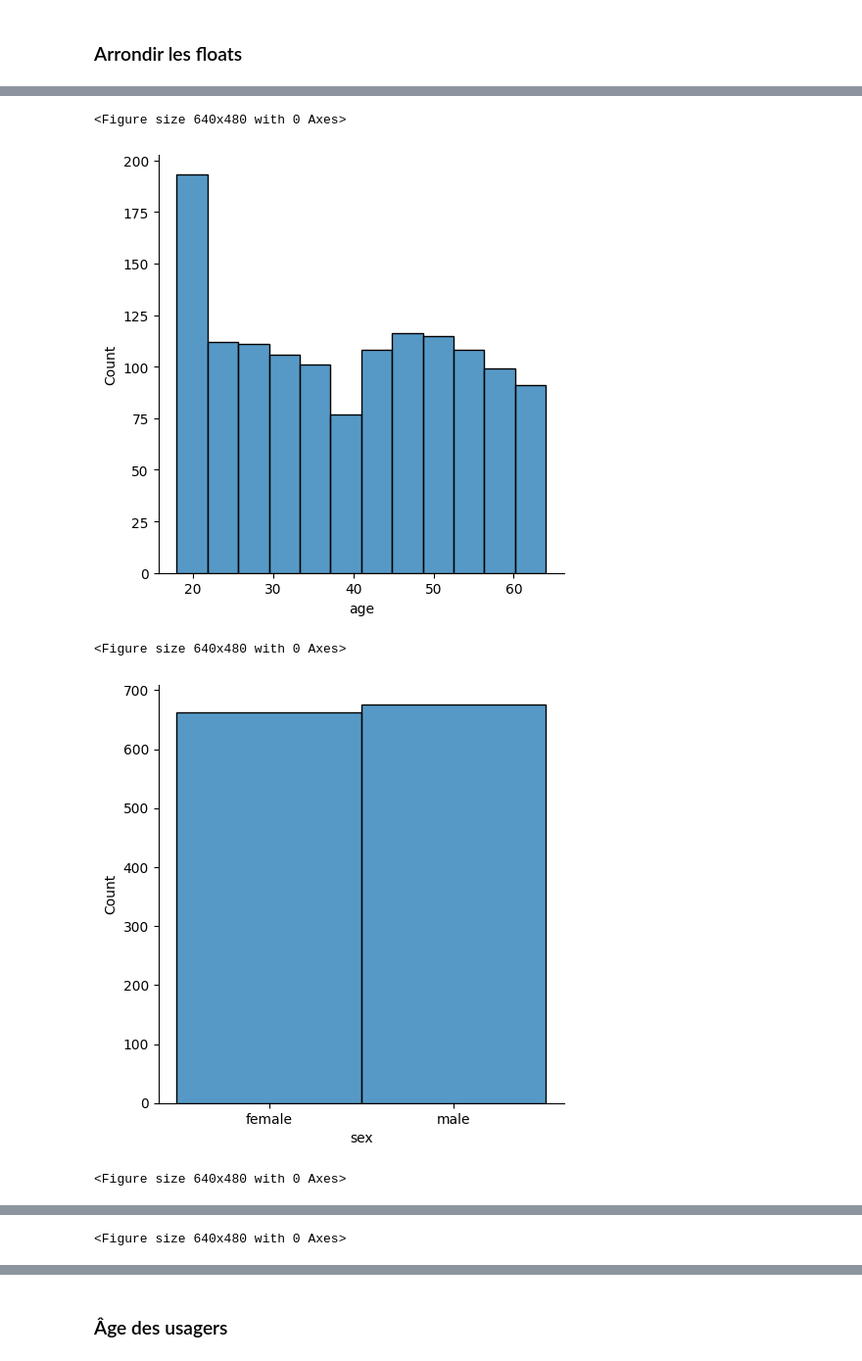
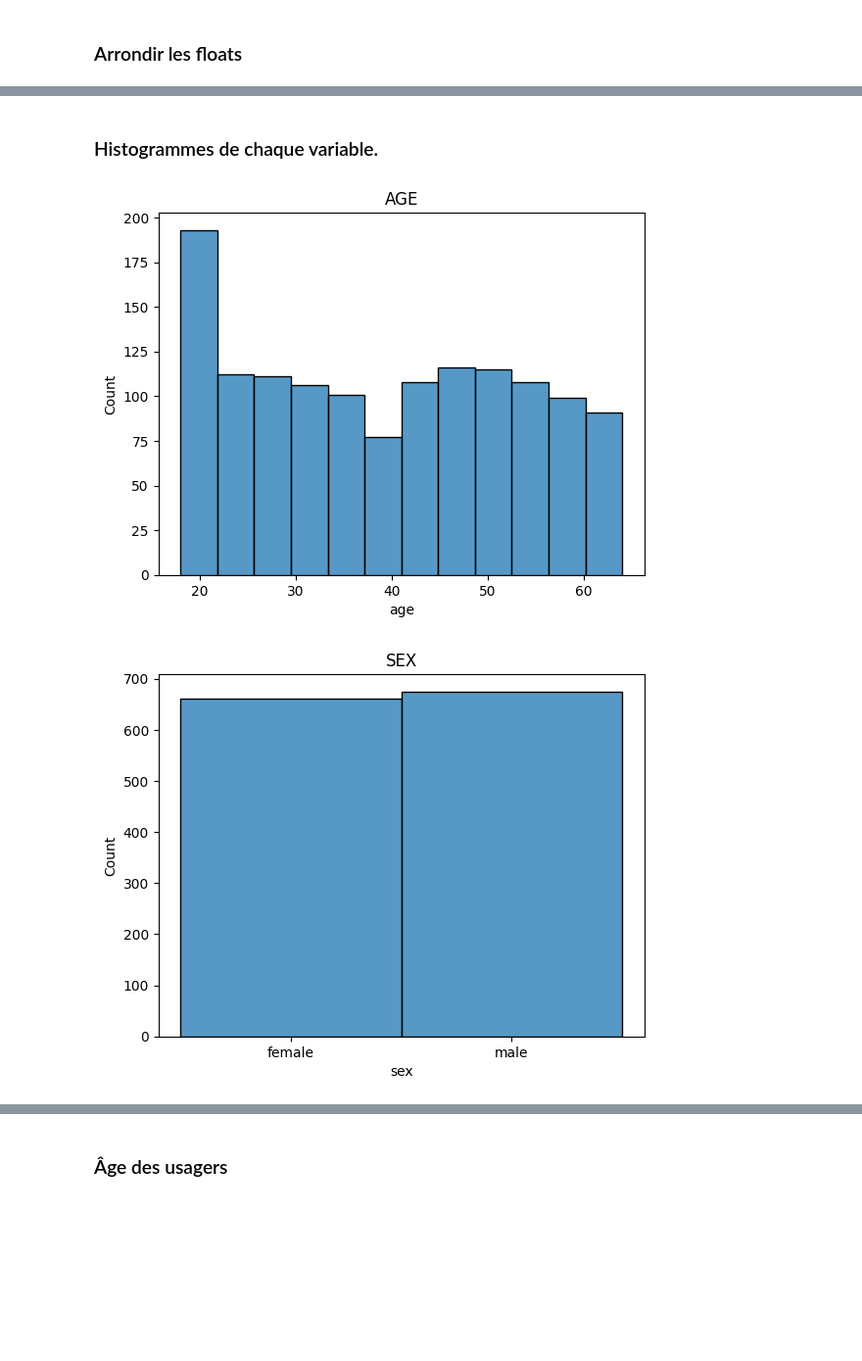
Before and after one commit to Benalieur/assurance, a Jupyter notebook: notebooks/analyse.ipynb, the cells around one changed output, grey strips where cells are left out. Shown at 98% size. Drawn from its saved outputs; the diff is of its cells as text; code cells hidden in the pictures; blank space fills up the shorter version.

```diff
--- a/notebooks/analyse.ipynb
+++ b/notebooks/analyse.ipynb
@@ -64,10 +116,10 @@ def charge(charge, range):
         if charge < paquet:
             return int(paquet)
 # %%
-paquet_charges = [1000, 3000, 5000]
+# paquet_charges = [1000, 3000, 5000]
 
-df[f"charges_{paquet_charges[0]}"] = df['charges'].apply(lambda x : charge(x, paquet_charges[0]))
-df[f"charges_{paquet_charges[1]}"] = df['charges'].apply(lambda x : charge(x, paquet_charges[1]))
-df[f"charges_{paquet_charges[2]}"] = df['charges'].apply(lambda x : charge(x, paquet_charges[2]))
+# df[f"charges_{paquet_charges[0]}"] = df['charges'].apply(lambda x : charge(x, paquet_charges[0]))
+# df[f"charges_{paquet_charges[1]}"] = df['charges'].apply(lambda x : charge(x, paquet_charges[1]))
+# df[f"charges_{paquet_charges[2]}"] = df['charges'].apply(lambda x : charge(x, paquet_charges[2]))
 
-df
+# df
@@ -261,10 +307,11 @@ df['charges'] = df['charges'].apply(lambda x : round(x, 2))
+# %% [markdown]
+### Histogrammes de chaque variable.
 # %%
 for col in df:
     plt.figure()
-    sns.displot(df[col])
+    sns.histplot(df[col])
+    plt.title(f"{col.upper()}")
+    plt.show()
 # %% [output]
-<Figure size 640x480 with 0 Axes>
-[figure, old version]
+[figure, new version]
-<Figure size 640x480 with 0 Axes>
-[figure, old version]
+[figure, new version]
-<Figure size 640x480 with 0 Axes>
@@ -272 +318,0 @@ for col in df:
-<Figure size 640x480 with 0 Axes>
```
Also changed, not shown: parts of 66 cells of this notebook, 8 other files.
